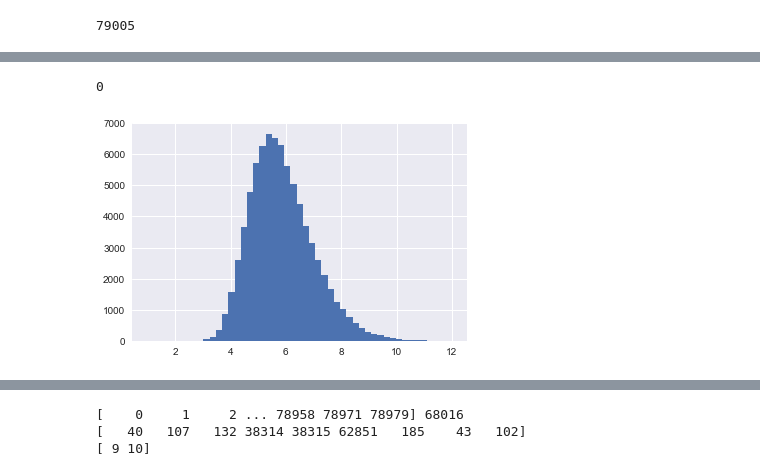
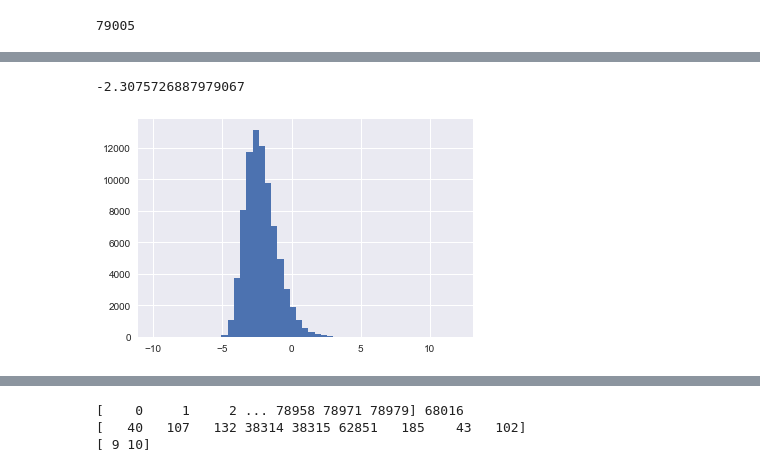
Before and after one commit to forero/abacus, a Jupyter notebook: nb/beta-web.ipynb, the cells around one changed output, grey strips where cells are left out. Cells and saved outputs as stored; diff of their text form; code cells hidden in the pictures.

```diff
--- a/nb/beta-web.ipynb
+++ b/nb/beta-web.ipynb
@@ -126,8 +126,10 @@ plt.scatter(lambda2[jj]/lambda1[jj], lambda3[jj]/lambda2[jj] , s=0.01, cmap='sei
-# %%
-np.count_nonzero(np.isnan(lambda3))
-# %% [output]
-0
-# %%
-_=plt.hist(np.log10(np.sum((lambda1*lambda2*lambda3))/(lambda1*lambda2*lambda3)), bins=np.linspace(1,12))
-# %% [output]
-[figure, removed]
+# %%
+PD = np.log10(1.0/(lambda1*lambda2*lambda3))
+FA = np.sqrt(((lambda1-lambda2)**2 + (lambda2-lambda3)**2 + (lambda1-lambda3)**2)/(lambda1**2 + lambda2**2 + lambda3**2))
+# %%
+_=plt.hist(PD, bins=np.linspace(-10,12))
+PD[PD>5]=5.0
+print(np.median(PD))
+# %% [output]
+-2.3075726887979067
+[figure, added]
```
Also changed, not shown: parts of 4 cells of this notebook.
